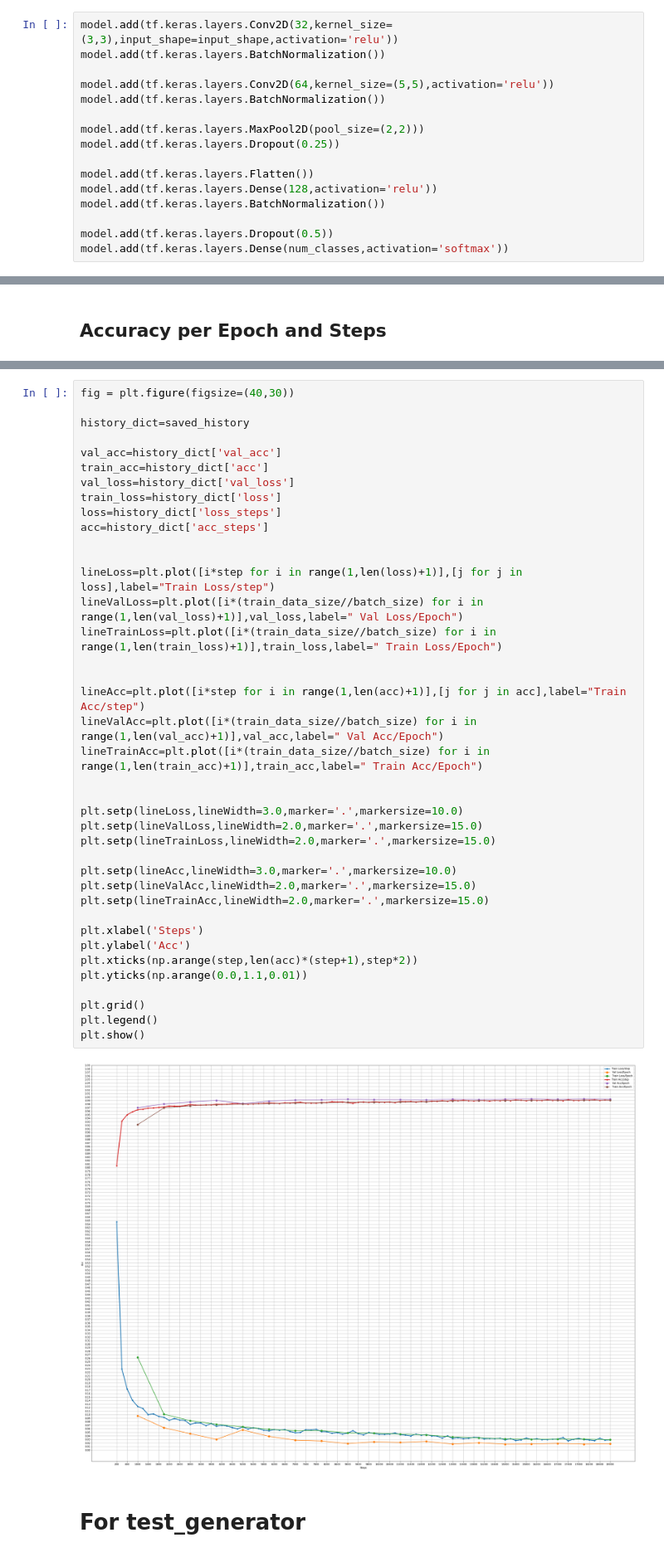
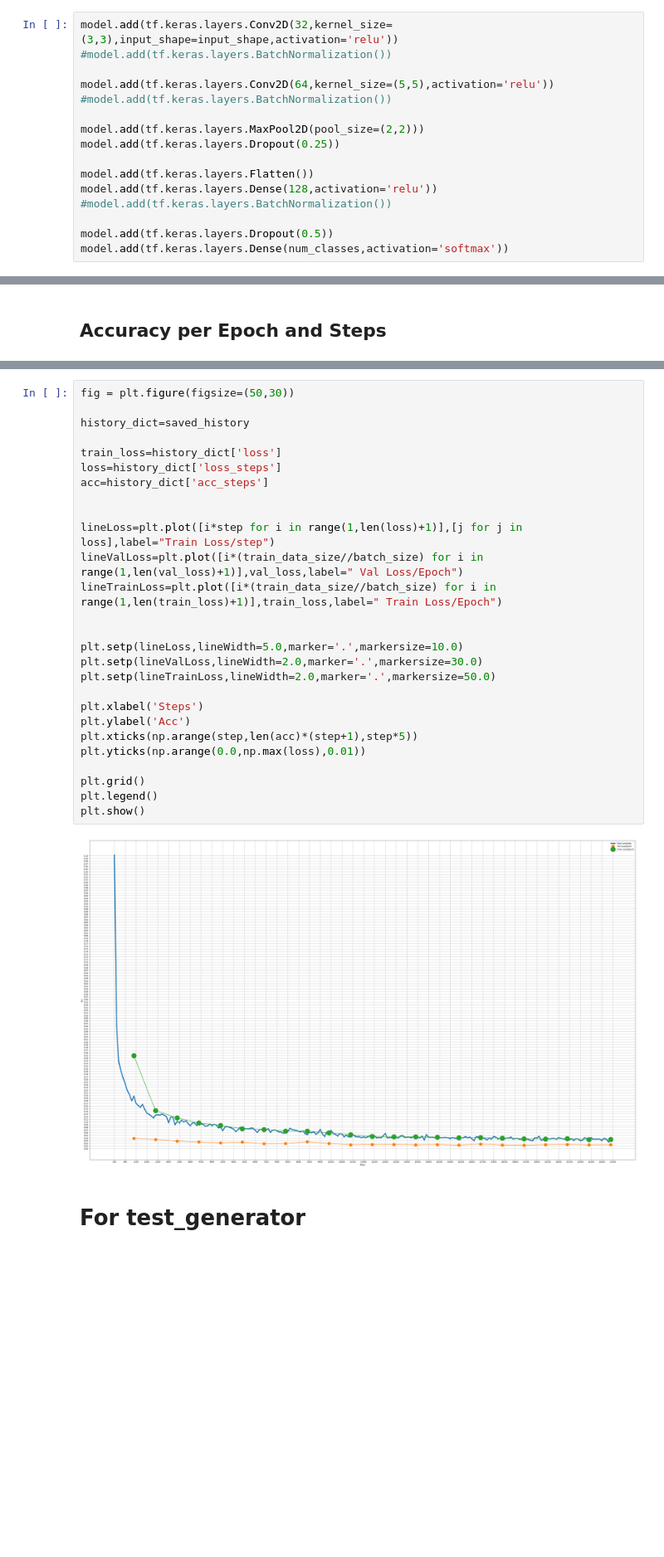
Before and after one commit to salemChniguir/mnist_example_keras, a Jupyter notebook: MNIST_model.ipynb, the cells around one changed output, grey strips where cells are left out. Shown at 83% size. Cells and saved outputs as stored; diff of their text form; blank space fills up the shorter version.

Commit message:
modify mnist model

```diff
--- a/MNIST_model.ipynb
+++ b/MNIST_model.ipynb
@@ -116,17 +116,17 @@ test_generator = test_datagen.flow(
 model=tf.keras.models.Sequential()
 # %%
 model.add(tf.keras.layers.Conv2D(32,kernel_size=(3,3),input_shape=input_shape,activation='relu'))
-model.add(tf.keras.layers.BatchNormalization())
+#model.add(tf.keras.layers.BatchNormalization())
 
 model.add(tf.keras.layers.Conv2D(64,kernel_size=(5,5),activation='relu'))
-model.add(tf.keras.layers.BatchNormalization())
+#model.add(tf.keras.layers.BatchNormalization())
 
 model.add(tf.keras.layers.MaxPool2D(pool_size=(2,2)))
 model.add(tf.keras.layers.Dropout(0.25))
 
 model.add(tf.keras.layers.Flatten())
 model.add(tf.keras.layers.Dense(128,activation='relu'))
-model.add(tf.keras.layers.BatchNormalization())
+#model.add(tf.keras.layers.BatchNormalization())
 
 model.add(tf.keras.layers.Dropout(0.5))
 model.add(tf.keras.layers.Dense(num_classes,activation='softmax'))
@@ -293,44 +323,32 @@ acc = 99.46000000000001%
 # %%
-fig = plt.figure(figsize=(40,30))
+fig = plt.figure(figsize=(50,30))
 
 history_dict=saved_history
 
-val_acc=history_dict['val_acc']
-train_acc=history_dict['acc']
-val_loss=history_dict['val_loss']
 train_loss=history_dict['loss']
 loss=history_dict['loss_steps']
 acc=history_dict['acc_steps']
 
 
 lineLoss=plt.plot([i*step for i in range(1,len(loss)+1)],[j for j in loss],label="Train Loss/step")
 lineValLoss=plt.plot([i*(train_data_size//batch_size) for i in range(1,len(val_loss)+1)],val_loss,label=" Val Loss/Epoch")
 lineTrainLoss=plt.plot([i*(train_data_size//batch_size) for i in range(1,len(train_loss)+1)],train_loss,label=" Train Loss/Epoch")
 
 
-lineAcc=plt.plot([i*step for i in range(1,len(acc)+1)],[j for j in acc],label="Train Acc/step")
-lineValAcc=plt.plot([i*(train_data_size//batch_size) for i in range(1,len(val_acc)+1)],val_acc,label=" Val Acc/Epoch")
-lineTrainAcc=plt.plot([i*(train_data_size//batch_size) for i in range(1,len(train_acc)+1)],train_acc,label=" Train Acc/Epoch")
-
-
-plt.setp(lineLoss,lineWidth=3.0,marker='.',markersize=10.0)
-plt.setp(lineValLoss,lineWidth=2.0,marker='.',markersize=15.0)
-plt.setp(lineTrainLoss,lineWidth=2.0,marker='.',markersize=15.0)
-
-plt.setp(lineAcc,lineWidth=3.0,marker='.',markersize=10.0)
-plt.setp(lineValAcc,lineWidth=2.0,marker='.',markersize=15.0)
-plt.setp(lineTrainAcc,lineWidth=2.0,marker='.',markersize=15.0)
+plt.setp(lineLoss,lineWidth=5.0,marker='.',markersize=10.0)
+plt.setp(lineValLoss,lineWidth=2.0,marker='.',markersize=30.0)
+plt.setp(lineTrainLoss,lineWidth=2.0,marker='.',markersize=50.0)
 
 plt.xlabel('Steps')
 plt.ylabel('Acc')
-plt.xticks(np.arange(step,len(acc)*(step+1),step*2))
-plt.yticks(np.arange(0.0,1.1,0.01))
+plt.xticks(np.arange(step,len(acc)*(step+1),step*5))
+plt.yticks(np.arange(0.0,np.max(loss),0.01))
 
 plt.grid()
 plt.legend()
 plt.show()
 # %% [output]
-[figure, old version]
+[figure, new version]
 # %% [markdown]
 # For test_generator
 # %% [markdown]
```
Also changed, not shown: parts of 24 cells of this notebook, 3 other files.
